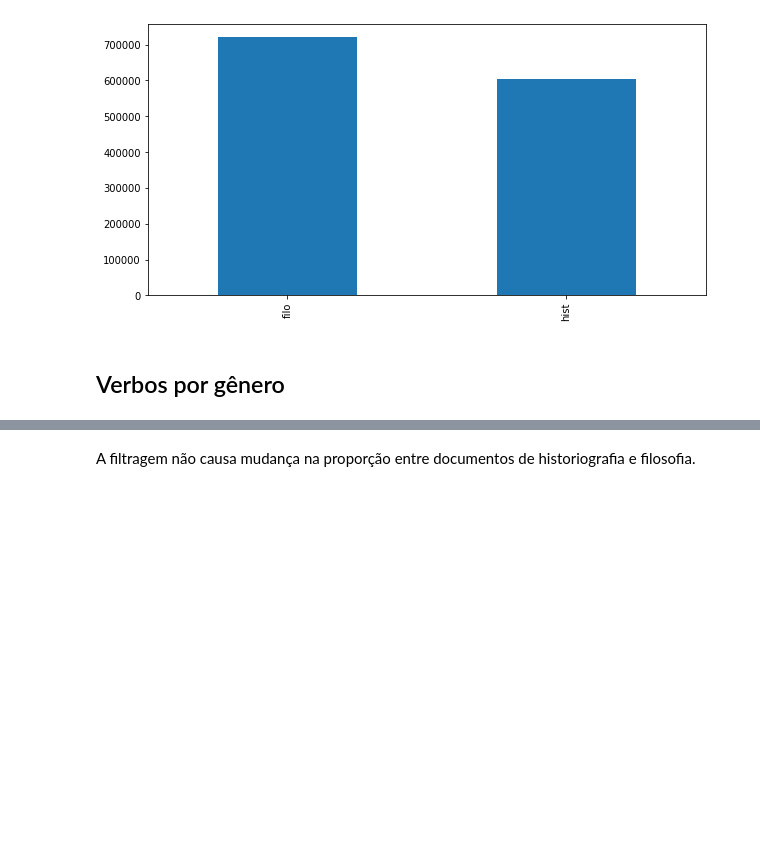
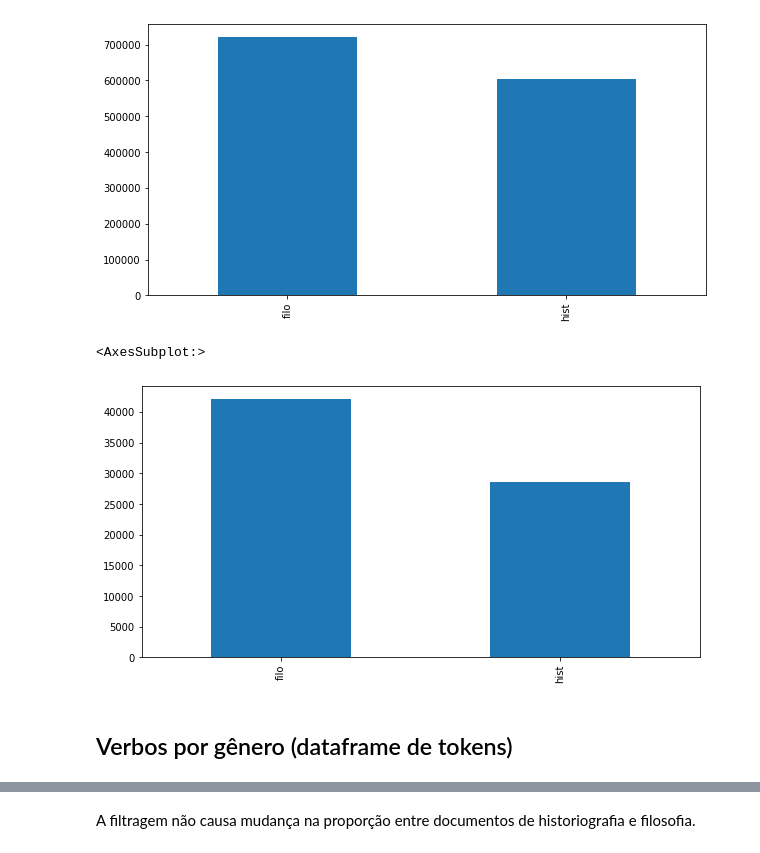
Before and after one commit to caiogeraldes/lexico-e-genero, a Jupyter notebook: notebooks/Testes de viabilidade.ipynb, the cells around one changed output, grey strips where cells are left out. Drawn from its saved outputs; the diff is of its cells as text; code cells hidden in the pictures; blank space fills up the shorter version.

```diff
--- a/notebooks/Testes de viabilidade.ipynb
+++ b/notebooks/Testes de viabilidade.ipynb
@@ -115,6 +148,11 @@ df.genero.value_counts().plot(kind='bar')
 # %% [output]
 <AxesSubplot:>
 [figure]
+# %%
+df_sents.genero.value_counts().plot(kind='bar')
+# %% [output]
+<AxesSubplot:>
+[figure, added]
 # %% [markdown]
-## Verbos por gênero
+## Verbos por gênero (dataframe de tokens)
 # %%
```
Also changed, not shown: parts of 31 cells of this notebook.
